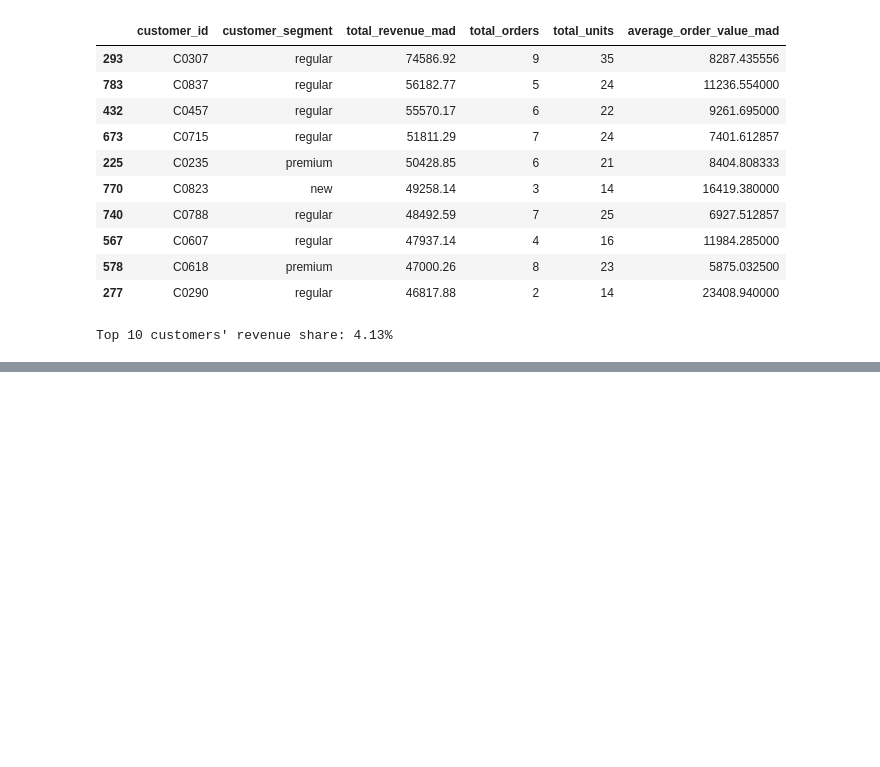
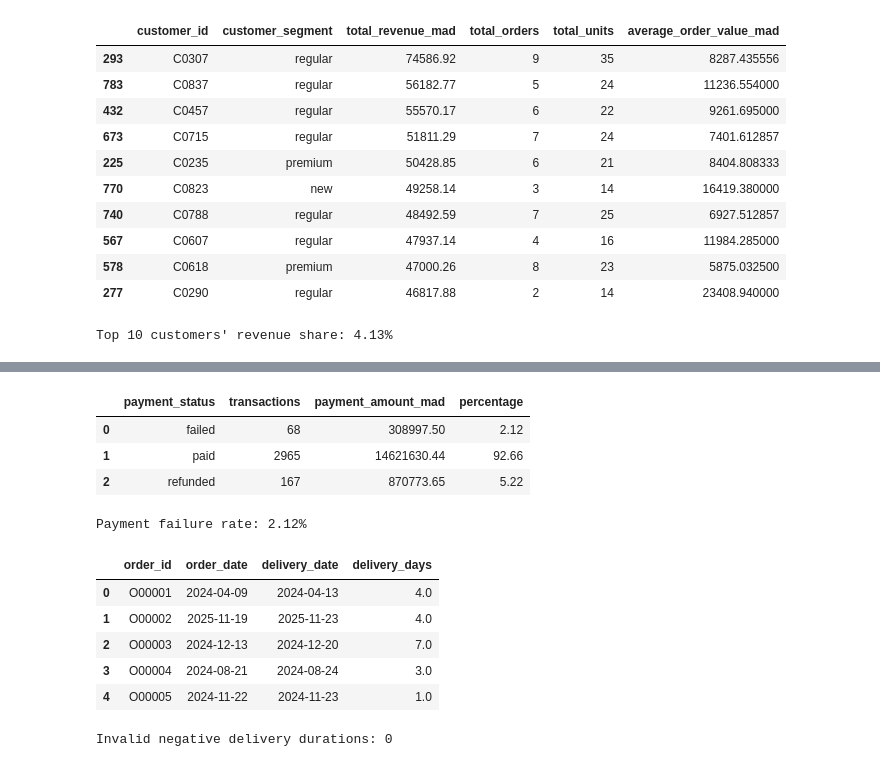
Before and after one commit to aminekabli55/morocco-retail-intelligence, a Jupyter notebook: notebooks/02_exploratory_data_analysis.ipynb, the cells around one changed output, grey strips where cells are left out. Cells and saved outputs as stored; diff of their text form; code cells hidden in the pictures; blank space fills up the shorter version.

```diff
--- a/notebooks/02_exploratory_data_analysis.ipynb
+++ b/notebooks/02_exploratory_data_analysis.ipynb
@@ -583,0 +671,66 @@ Top 10 customers' revenue share: 4.13%
+# %%
+payment_status_performance = (
+    payments
+    .groupby("payment_status")
+    .agg(
+        transactions=("order_id", "nunique"),
+        payment_amount_mad=("payment_amount_mad", "sum"),
+    )
+    .reset_index()
+)
+
+payment_status_performance["percentage"] = (
+    payment_status_performance["transactions"]
+    / payment_status_performance["transactions"].sum()
+    * 100
+).round(2)
+
+payment_status_performance
+# %% [output]
+|  | payment_status | transactions | payment_amount_mad | percentage |
+| 0 | failed | 68 | 308997.50 | 2.12 |
+| 1 | paid | 2965 | 14621630.44 | 92.66 |
+| 2 | refunded | 167 | 870773.65 | 5.22 |
+# %%
+total_payments = payments["order_id"].nunique()
+
+failed_payments = payments.loc[
+    payments["payment_status"].eq("failed"),
+    "order_id",
+].nunique()
+
+payment_failure_rate = (
+    failed_payments / total_payments * 100
+    if total_payments else 0
+)
+
+print(f"Payment failure rate: {payment_failure_rate:.2f}%")
+# %% [output]
+Payment failure rate: 2.12%
+# %%
+delivery_data = delivered_orders.loc[
+    delivered_orders["order_date"].notna()
+    & delivered_orders["delivery_date"].notna()
+].copy()
+
+delivery_data["delivery_days"] = (
+    delivery_data["delivery_date"]
+    - delivery_data["order_date"]
+).dt.total_seconds() / 86400
+
+delivery_data[["order_id", "order_date", "delivery_date", "delivery_days"]].head()
+# %% [output]
+|  | order_id | order_date | delivery_date | delivery_days |
+| 0 | O00001 | 2024-04-09 | 2024-04-13 | 4.0 |
+| 1 | O00002 | 2025-11-19 | 2025-11-23 | 4.0 |
+| 2 | O00003 | 2024-12-13 | 2024-12-20 | 7.0 |
+| 3 | O00004 | 2024-08-21 | 2024-08-24 | 3.0 |
+| 4 | O00005 | 2024-11-22 | 2024-11-23 | 1.0 |
+# %%
+invalid_delivery_count = delivery_data[
+    "delivery_days"
+].lt(0).sum()
+
+print(f"Invalid negative delivery durations: {invalid_delivery_count}")
+# %% [output]
+Invalid negative delivery durations: 0
```
Also changed, not shown: parts of 6 cells of this notebook.
